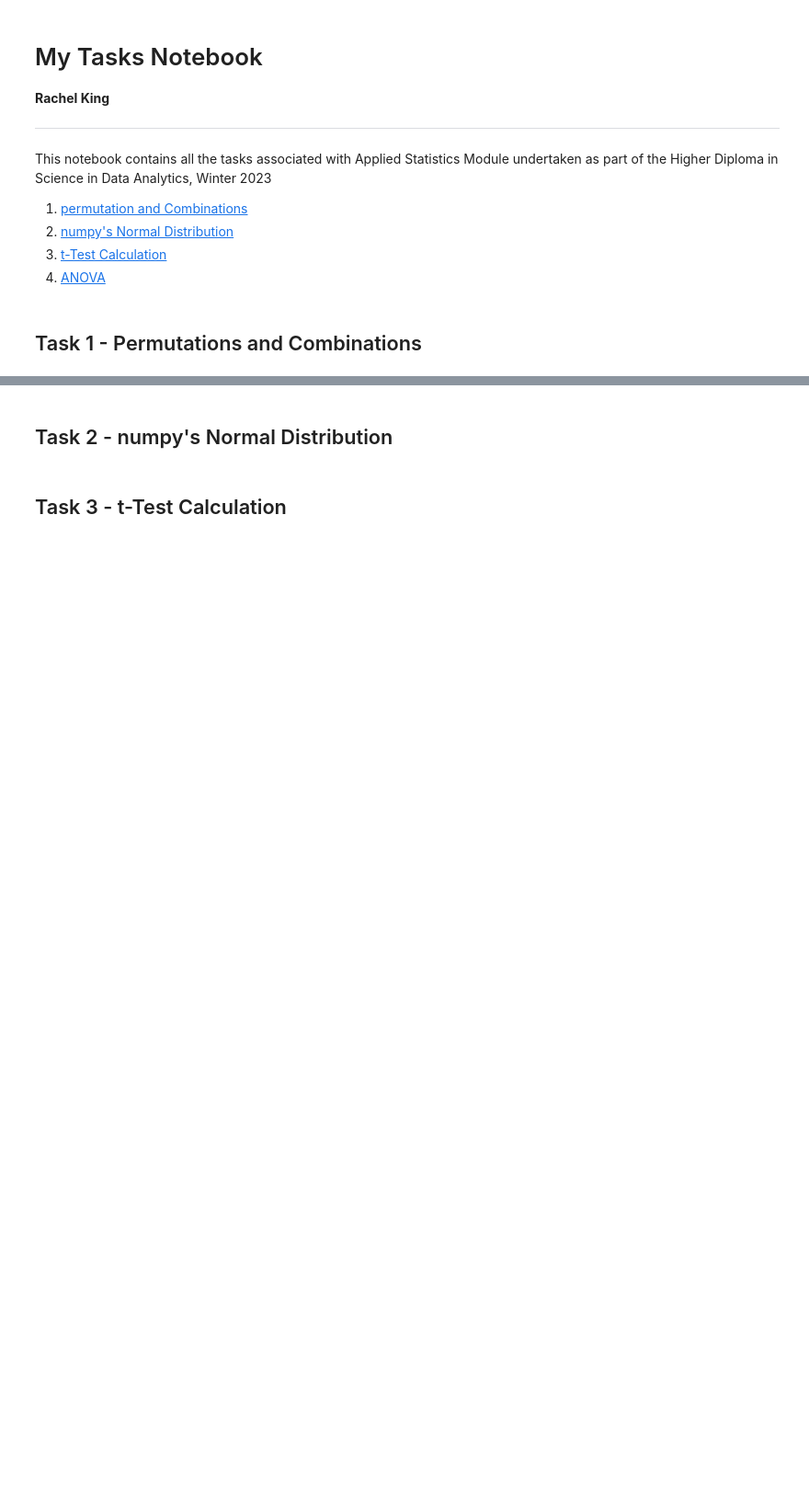
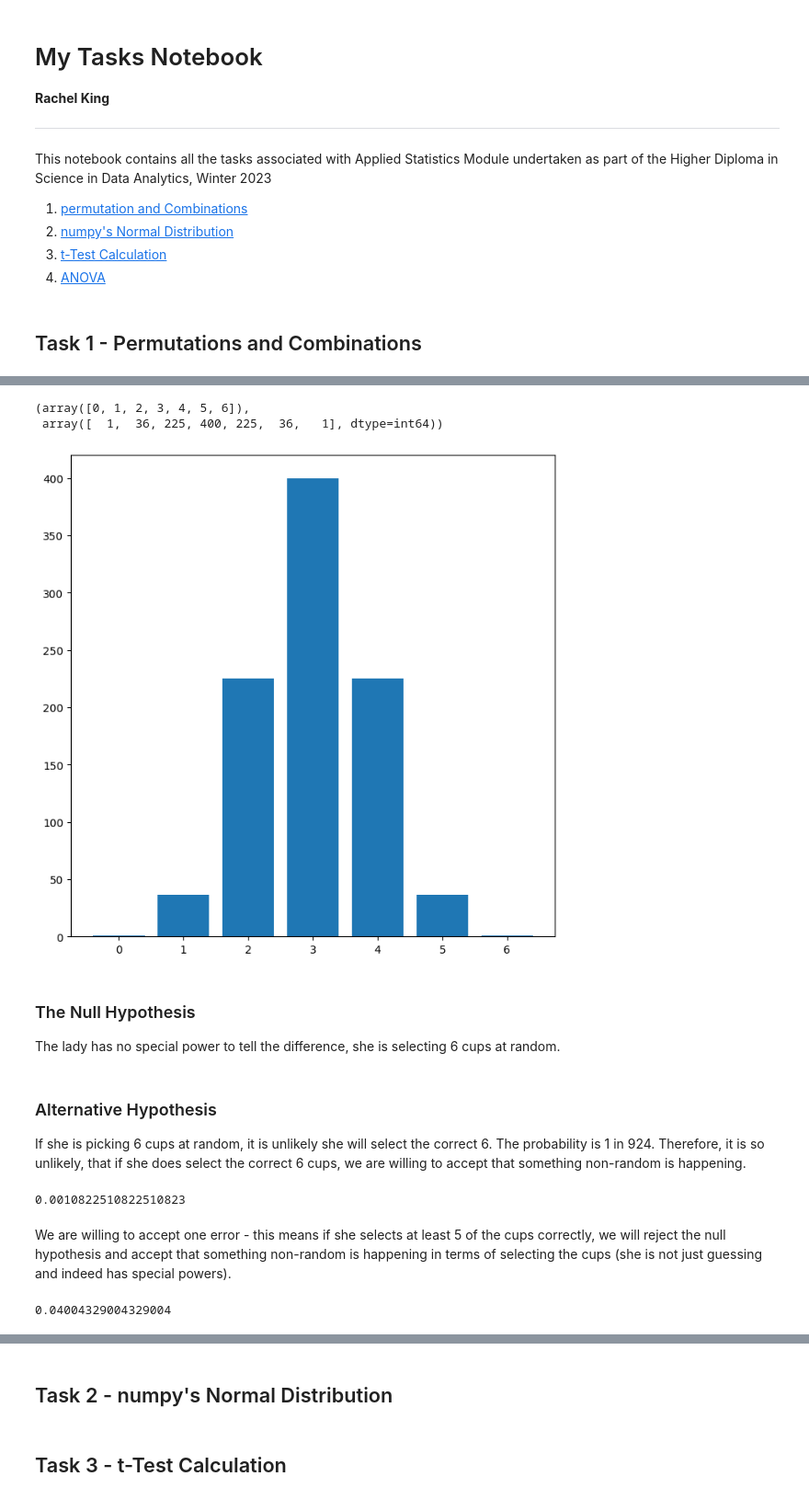
Before and after one commit to rachel-king4/appliedstatistics, a Jupyter notebook: tasks.ipynb, the cells around one changed output, grey strips where cells are left out. Shown at 92% size. Cells and saved outputs as stored; diff of their text form; code cells hidden in the pictures; blank space fills up the shorter version.

```diff
--- a/tasks.ipynb
+++ b/tasks.ipynb
@@ -16,0 +68,6 @@ This notebook contains all the tasks associated with Applied Statistics Module u
+# %%
+# Show the different ways of selecting no_cups_milk_first out of no_cups cups of tea.
+combs = list(itertools.combinations(labels, number_cups_milk_first))
+
+# Show.
+combs
@@ -16,0 +92,8 @@ This notebook contains all the tasks associated with Applied Statistics Module u
+# %%
+labels_milk = random.sample(labels, 6)
+
+# Sort, inplace.
+labels_milk.sort()
+
+# Show.
+labels_milk
@@ -16,0 +102,16 @@ This notebook contains all the tasks associated with Applied Statistics Module u
+# %%
+# Calculate the overlap between each element of combs and labels_milk.
+
+no_overlaps = []
+
+for comb in combs:
+  # Turn comb into a set.
+  s1 = set(comb)
+  # Turn labels_milk into a set.
+  s2 = set(labels_milk)
+  # Figure out where they overlap.
+  overlap = s1.intersection(s2)
+  # Show the combination and the overlap.
+  print(comb, overlap, len(overlap))
+  # Append overlap to no_overlaps.
+  no_overlaps.append(len(overlap))
@@ -16,0 +136,35 @@ This notebook contains all the tasks associated with Applied Statistics Module u
+# %%
+# Count the number of times each overlap occurs.
+counts = np.unique(no_overlaps, return_counts=True)
+
+# Show.
+counts
+# %% [output]
+(array([0, 1, 2, 3, 4, 5, 6]),
+ array([  1,  36, 225, 400, 225,  36,   1], dtype=int64))
+# %%
+# Create a figure.
+fig, ax = plt.subplots(figsize=(8, 8))
+
+# Bar chart.
+ax.bar(counts[0], counts[1]);
+# %% [output]
+[figure, added]
+# %% [markdown]
+### The Null Hypothesis
+ The lady has no special power to tell the difference, she is selecting 6 cups at random.
+# %% [markdown]
+### Alternative Hypothesis
+If she is picking 6 cups at random, it is unlikely she will select the correct 6. The probability is 1 in 924. Therefore, it is so unlikely, that if she does select the correct 6 cups, we are willing to accept that something non-random is happening.
+# %%
+# The probability that she (randomly) selects the 6 cups correctly
+1 / 924
+# %% [output]
+0.0010822510822510823
+# %% [markdown]
+We are willing to accept one error - this means if she selects at least 5 of the cups correctly, we will reject the null hypothesis and accept that something non-random is happening in terms of selecting the cups (she is not just guessing and indeed has special powers).
+# %%
+# The probability that she (randomly) selects at least 5 cups correctly
+(36 + 1) / 924
+# %% [output]
+0.04004329004329004
```
Also changed, not shown: parts of 12 cells of this notebook.
